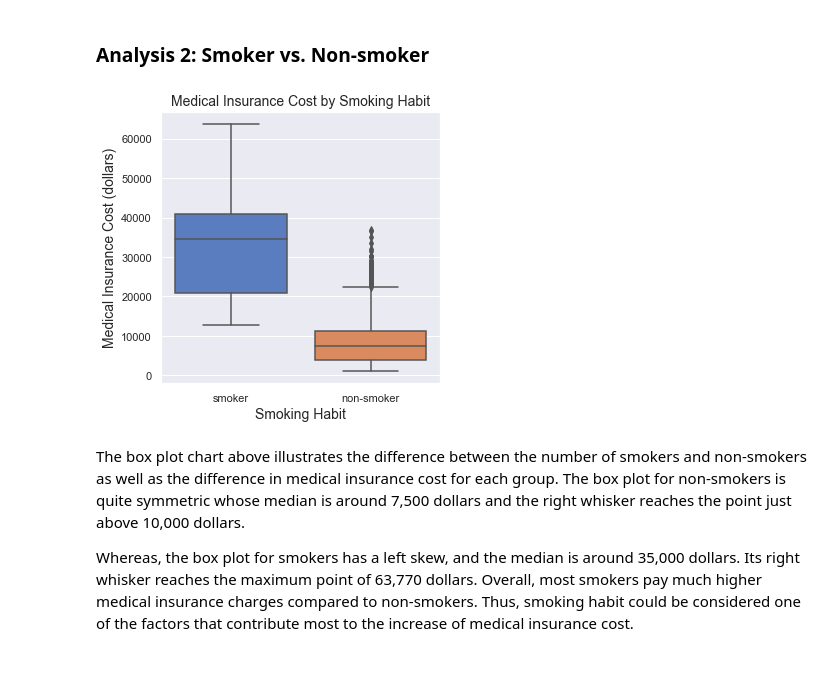
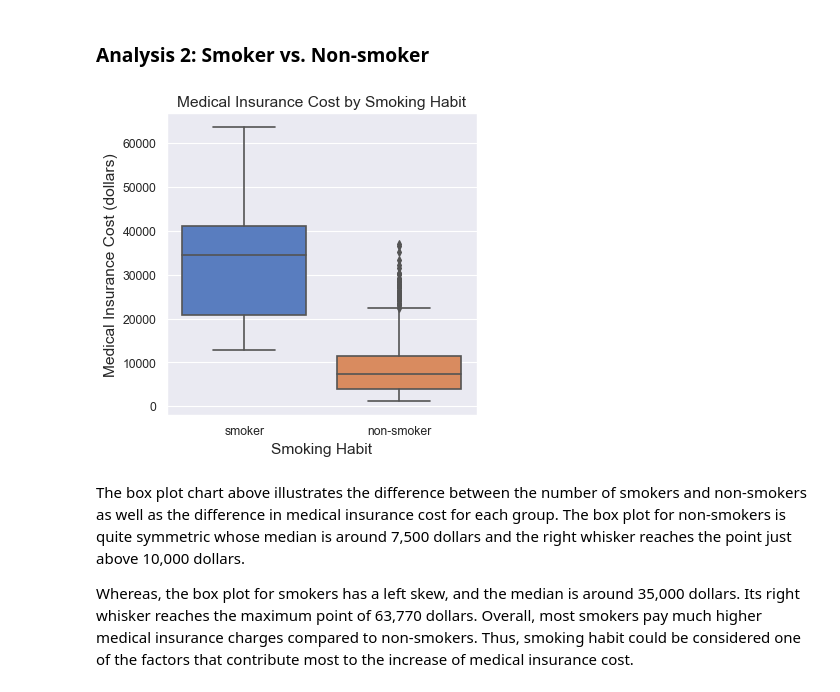
Before and after one commit to breyenguyen/datascienceportfolio, a Jupyter notebook: us-medical-insurance-costs (EDA).ipynb, the cells around one changed output. Saved outputs shown, nothing was run; the diff lists cells and outputs as text; code cells hidden in the pictures.

```diff
--- a/us-medical-insurance-costs (EDA).ipynb
+++ b/us-medical-insurance-costs (EDA).ipynb
@@ -131,14 +131,14 @@ dataset['smoke_habit'] = dataset.apply(lambda row: 'non-smoker' if row.smoke_hab
 # print(dataset.head())
 # %%
 ## The difference in medical insurance cost between smokers and non-smokers
-plt.subplots(figsize=(5,5))
+plt.subplots(figsize=(5,5), dpi=80)
 sns.boxplot(x='smoke_habit', y='charges', data=dataset, palette='muted')
 plt.xlabel('Smoking Habit', fontsize=14)
 plt.ylabel('Medical Insurance Cost (dollars)', fontsize=14)
 plt.title('Medical Insurance Cost by Smoking Habit', fontsize=14)
 plt.show()
 # %% [output]
-[figure, old version]
+[figure, new version]
 # %% [markdown]
 The box plot chart above illustrates the difference between the number of smokers and non-smokers as well as the difference in medical insurance cost for each group. The box plot for non-smokers is quite symmetric whose median is around 7,500 dollars and the right whisker reaches the point just above 10,000 dollars.
 
```
